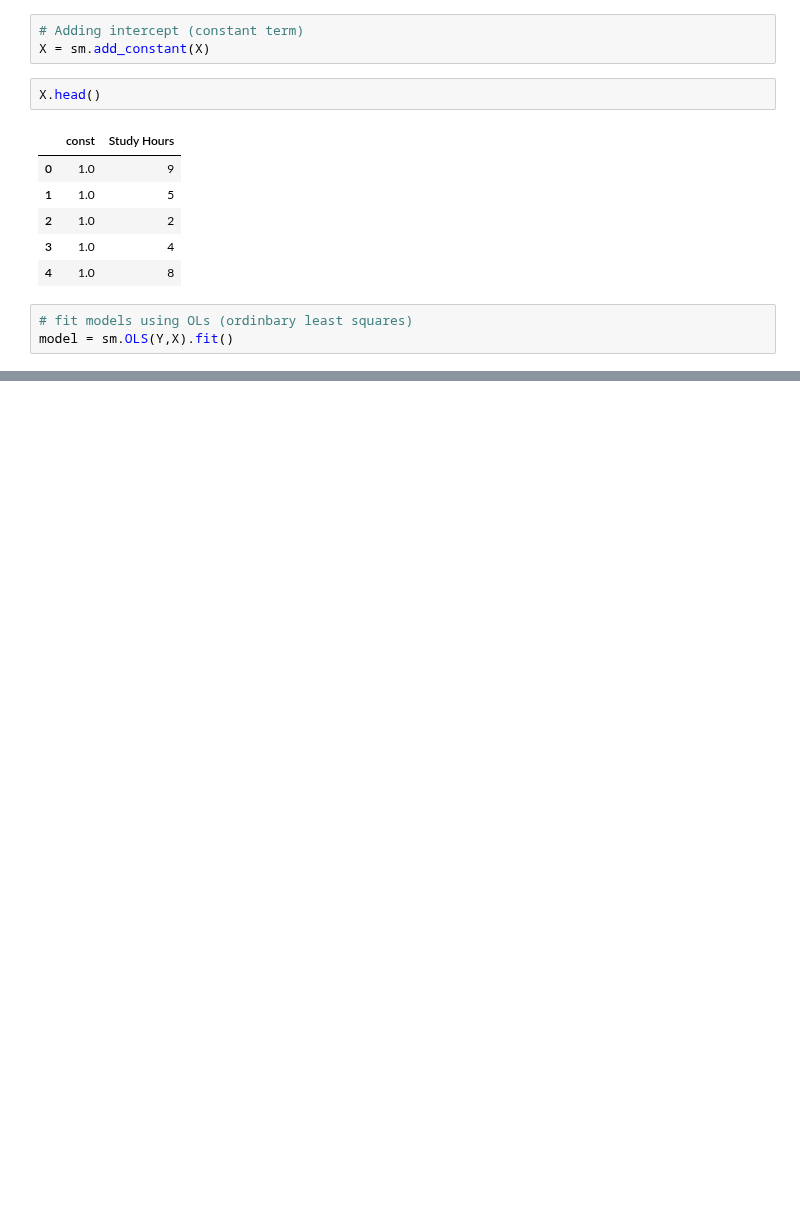
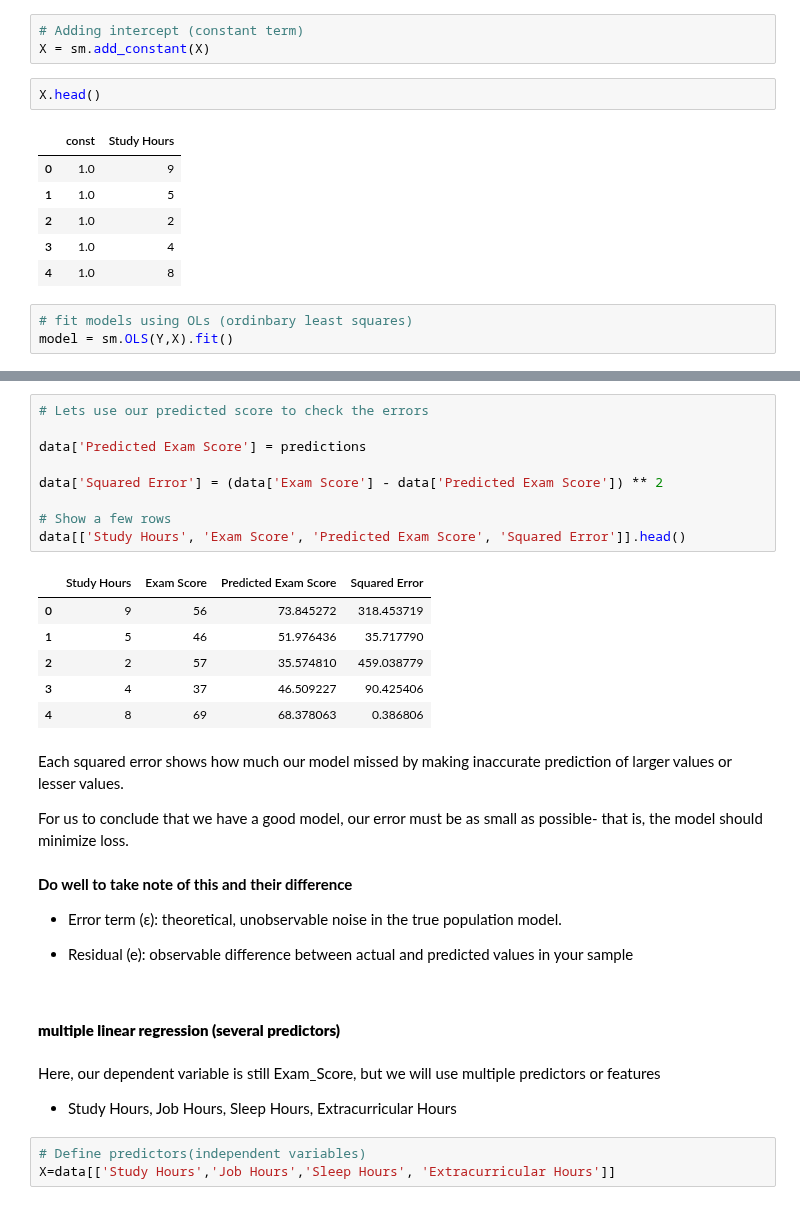
Before and after one commit to bissakaAI/DataAndData_analysis, a Jupyter notebook: Task_folder/pandas/probability/corelation_interpretation.ipynb, the cells around one changed output, grey strips where cells are left out. Drawn from its saved outputs; the diff is of its cells as text; blank space fills up the shorter version.

```diff
--- a/Task_folder/pandas/probability/corelation_interpretation.ipynb
+++ b/Task_folder/pandas/probability/corelation_interpretation.ipynb
@@ -270,0 +333,35 @@ plt.grid
+# %%
+# Lets use our predicted score to check the errors
+
+data['Predicted Exam Score'] = predictions
+
+data['Squared Error'] = (data['Exam Score'] - data['Predicted Exam Score']) ** 2
+
+# Show a few rows
+data[['Study Hours', 'Exam Score', 'Predicted Exam Score', 'Squared Error']].head()
+# %% [output]
+|  | Study Hours | Exam Score | Predicted Exam Score | Squared Error |
+| 0 | 9 | 56 | 73.845272 | 318.453719 |
+| 1 | 5 | 46 | 51.976436 | 35.717790 |
+| 2 | 2 | 57 | 35.574810 | 459.038779 |
+| 3 | 4 | 37 | 46.509227 | 90.425406 |
+| 4 | 8 | 69 | 68.378063 | 0.386806 |
+# %% [markdown]
+Each squared error shows how much our model missed by making inaccurate prediction of larger values or lesser values.
+
+For us to conclude that we have a good model, our error must be as small as possible- that is, the model should minimize loss.
+# %% [markdown]
+**Do well to take note of this and their difference**
+- Error term (ε): theoretical, unobservable noise in the true population model.
+
+- Residual (e): observable difference between actual and predicted values in your sample
+# %% [markdown]
+#### **multiple linear regression (several predictors)**
+# %% [markdown]
+Here, our dependent variable is still Exam_Score,
+but we will use multiple predictors or features
+
+- Study Hours, Job Hours, Sleep Hours, Extracurricular Hours
+# %%
+# Define predictors(independent variables)
+X=data[['Study Hours','Job Hours','Sleep Hours', 'Extracurricular Hours']]
```
Also changed, not shown: parts of 27 cells of this notebook, 1 other file.
